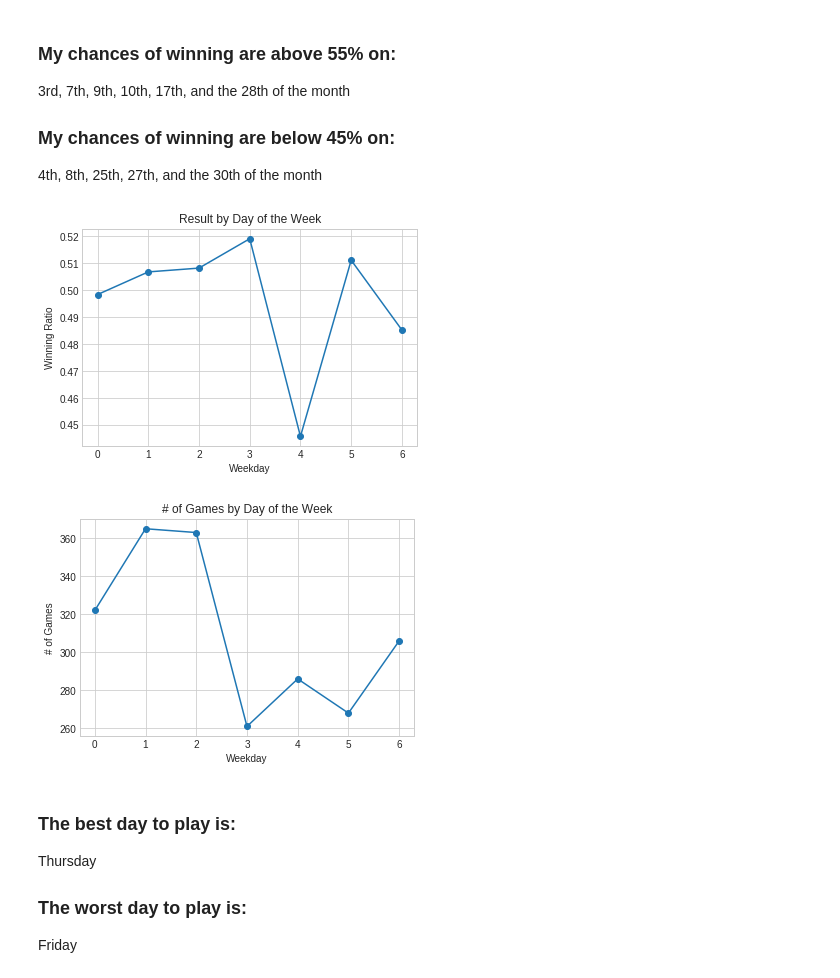
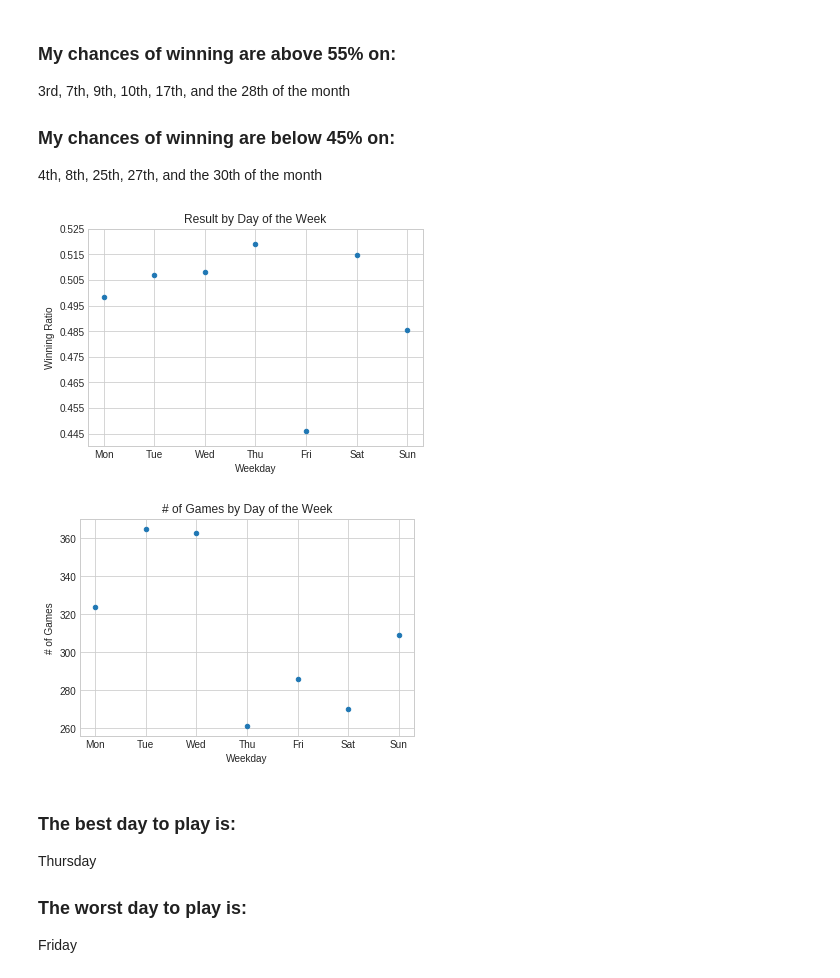
Before and after one commit to Data-is-life/lots-of-data, a Jupyter notebook: src/Chess_analysis.ipynb, the cells around one changed output. Drawn from its saved outputs; the diff is of its cells as text; code cells hidden in the pictures.

Commit message:
created py file for analysis graphs, updated data

```diff
--- a/src/Chess_analysis.ipynb
+++ b/src/Chess_analysis.ipynb
@@ -84,22 +86,26 @@ plt.show()
 # %%
 df_mean_by_weekday = df.groupby('weekday').mean()
 df_mean_by_weekday.reset_index(inplace=True)
-df_mean_by_weekday.plot(x='weekday', y='result', marker='o',
+df_mean_by_weekday.plot.scatter(x='weekday', y='result', marker='o',
                         title='Result by Day of the Week',
                         legend=False)
+plt.ylim(0.44, 0.525)
+plt.yticks(ticks=np.arange(0.445, 0.525, step=0.01))
+plt.xticks(ticks=np.arange(7), labels=['Mon', 'Tue', 'Wed', 'Thu', 'Fri', 'Sat', 'Sun'])
 plt.ylabel('Winning Ratio')
 plt.xlabel('Weekday')
 df_count_by_weekday = df.groupby('weekday').count()
 df_count_by_weekday.reset_index(inplace=True)
-df_count_by_weekday.plot(x='weekday', y='result', marker='o',
+df_count_by_weekday.plot.scatter(x='weekday', y='result', marker='o',
                          title='# of Games by Day of the Week',
                          legend=False)
+plt.xticks(ticks=np.arange(7), labels=['Mon', 'Tue', 'Wed', 'Thu', 'Fri', 'Sat', 'Sun'])
 plt.ylabel('# of Games')
 plt.xlabel('Weekday')
 plt.show()
 # %% [output]
-[figure, old version]
+[figure, new version]
-[figure, old version]
+[figure, new version]
 # %% [markdown]
 ### The best day to play is:
 Thursday
```
Also changed, not shown: parts of 12 cells of this notebook, 8 other files.
